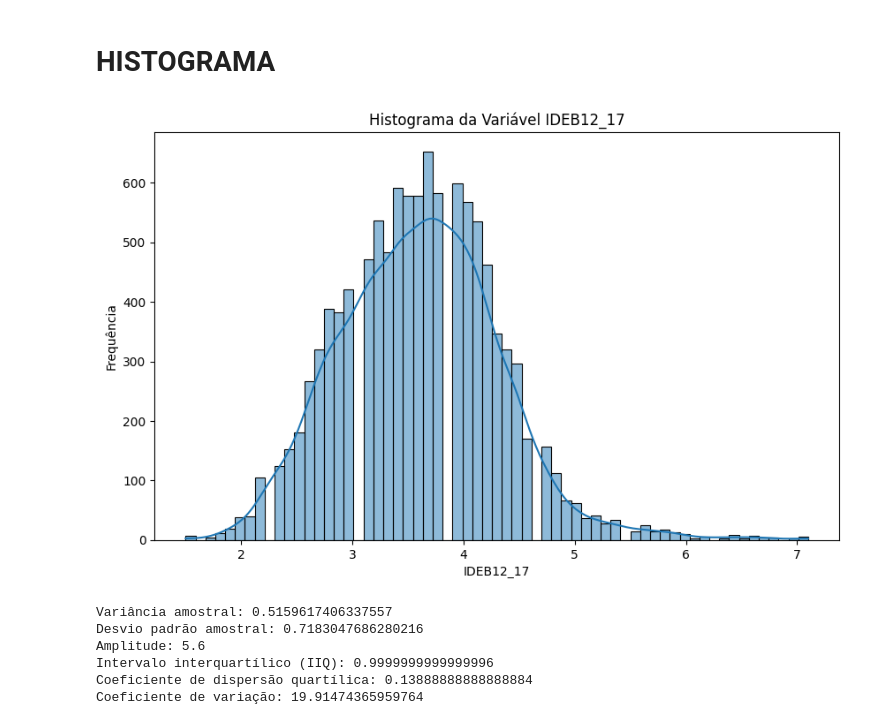
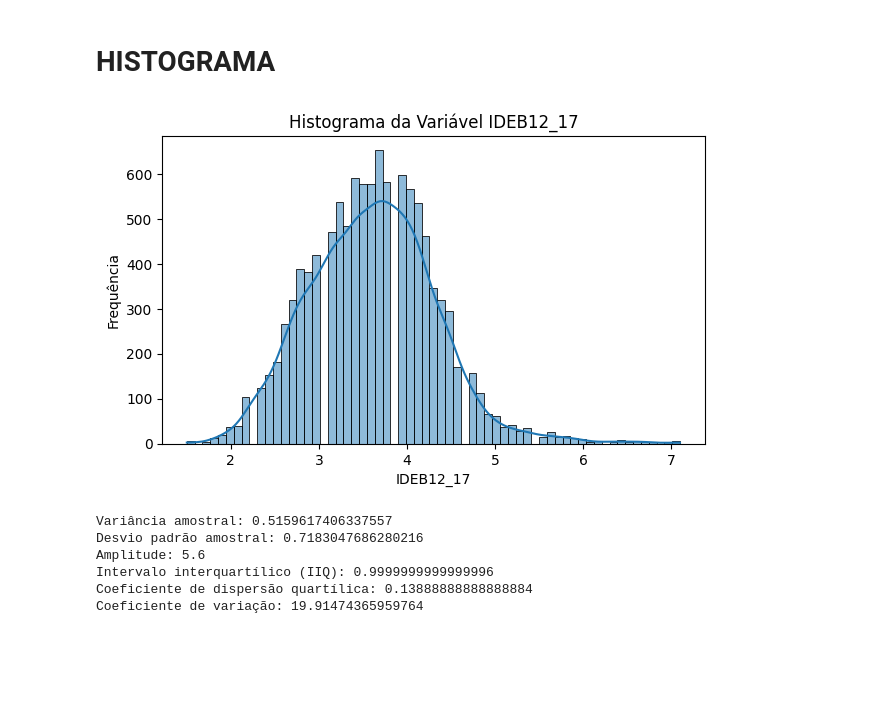
Before and after one commit to sebavassou/aula001py_mba, a Jupyter notebook: Exercicios4_ED.ipynb, the cells around one changed output. Saved outputs shown, nothing was run; the diff lists cells and outputs as text; code cells hidden in the pictures; blank space fills up the shorter version.

```diff
--- a/Exercicios4_ED.ipynb
+++ b/Exercicios4_ED.ipynb
@@ -91,14 +91,14 @@ memory usage: 1.5+ MB
 # HISTOGRAMA
 # %%
 # Plota o histograma da variável IDEB12_17
-plt.figure(figsize=(10, 6))
+plt.figure(figsize=(7, 4))
 sns.histplot(df['IDEB12_17'], kde=True)
 plt.title('Histograma da Variável IDEB12_17')
 plt.xlabel('IDEB12_17')
 plt.ylabel('Frequência')
 plt.show()
 # %% [output]
-[figure, old version]
+[figure, new version]
 # %%
 
 # Calcular medidas de dispersão para a variável IDEB12_17
```
Also changed, not shown: parts of 6 cells of this notebook.
